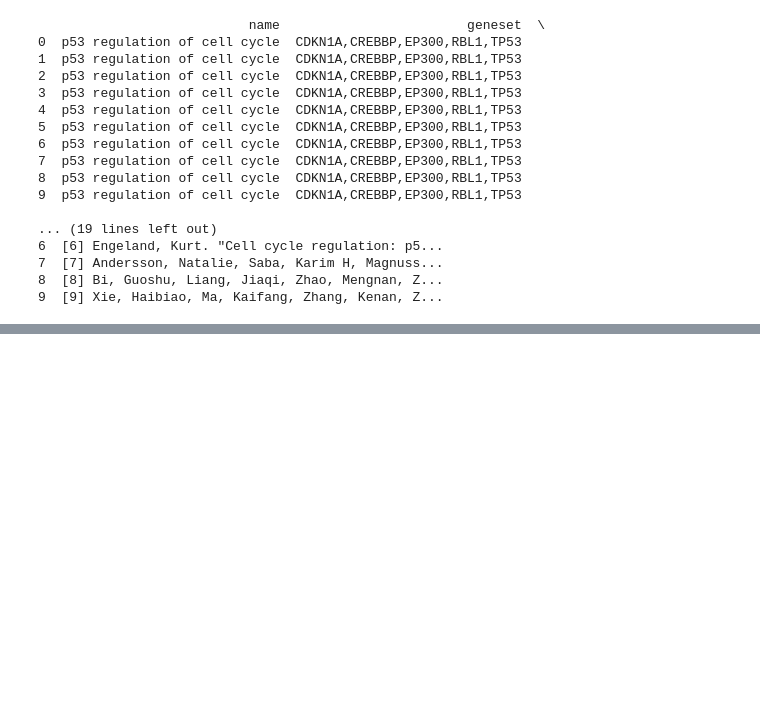
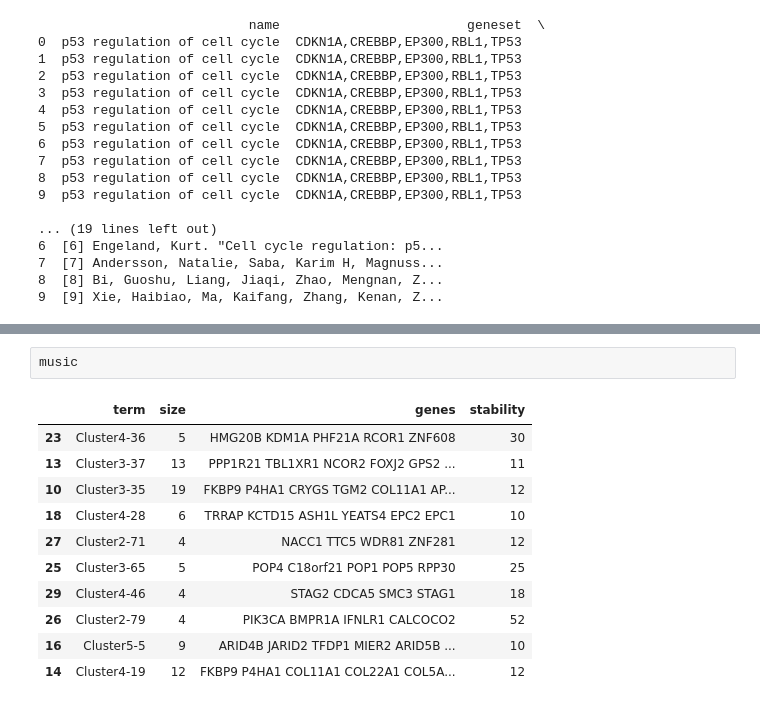
Before and after one commit to idekerlab/cellmaps_annotate_hierarchy, a Jupyter notebook: cellmaps_annotate_hierarchy/GPT4_pipeline_Demo.ipynb, the cells around one changed output, grey strips where cells are left out. Saved outputs shown, nothing was run; the diff lists cells and outputs as text; blank space fills up the shorter version.

```diff
--- a/cellmaps_annotate_hierarchy/GPT4_pipeline_Demo.ipynb
+++ b/cellmaps_annotate_hierarchy/GPT4_pipeline_Demo.ipynb
@@ -297,0 +303,14 @@ split_paragraphs_df.to_csv('data/example_NeST_gpt4_analysis_ref_per_paragraph.ts
+# %%
+music
+# %% [output]
+|  | term | size | genes | stability |
+| 23 | Cluster4-36 | 5 | HMG20B KDM1A PHF21A RCOR1 ZNF608 | 30 |
+| 13 | Cluster3-37 | 13 | PPP1R21 TBL1XR1 NCOR2 FOXJ2 GPS2 ... | 11 |
+| 10 | Cluster3-35 | 19 | FKBP9 P4HA1 CRYGS TGM2 COL11A1 AP... | 12 |
+| 18 | Cluster4-28 | 6 | TRRAP KCTD15 ASH1L YEATS4 EPC2 EPC1 | 10 |
+| 27 | Cluster2-71 | 4 | NACC1 TTC5 WDR81 ZNF281 | 12 |
+| 25 | Cluster3-65 | 5 | POP4 C18orf21 POP1 POP5 RPP30 | 25 |
+| 29 | Cluster4-46 | 4 | STAG2 CDCA5 SMC3 STAG1 | 18 |
+| 26 | Cluster2-79 | 4 | PIK3CA BMPR1A IFNLR1 CALCOCO2 | 52 |
+| 16 | Cluster5-5 | 9 | ARID4B JARID2 TFDP1 MIER2 ARID5B ... | 10 |
+| 14 | Cluster4-19 | 12 | FKBP9 P4HA1 COL11A1 COL22A1 COL5A... | 12 |
```
Also changed, not shown: parts of 6 cells of this notebook, 9 other files.
